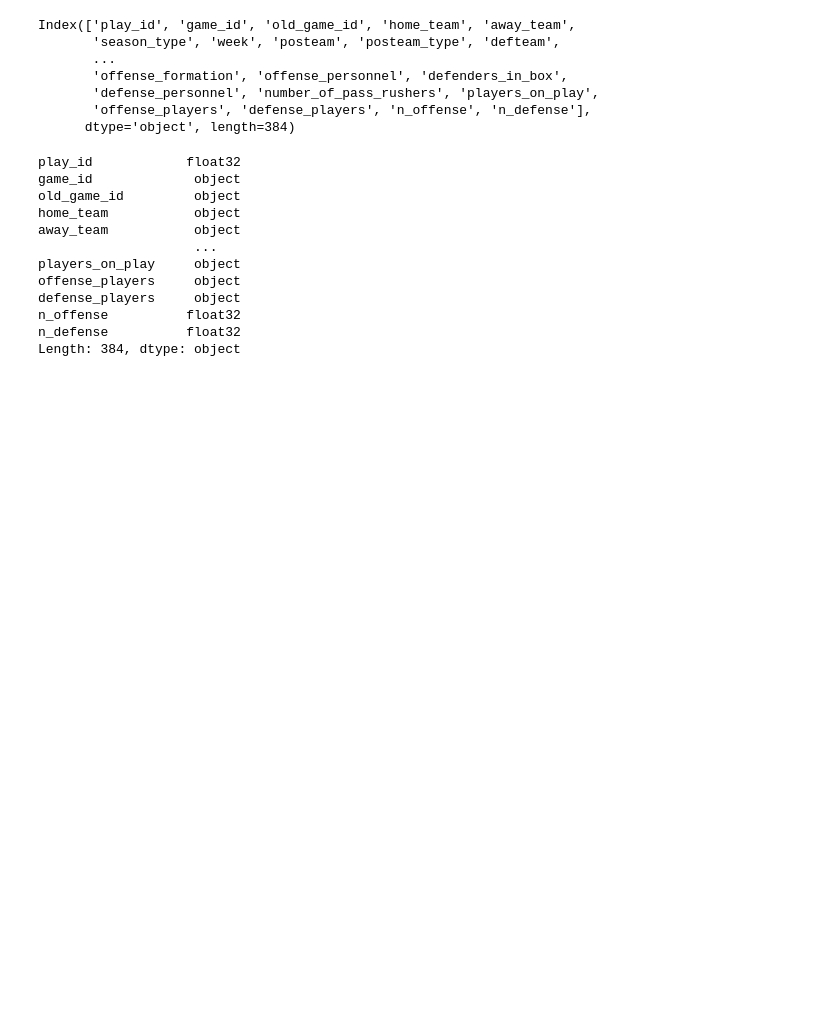
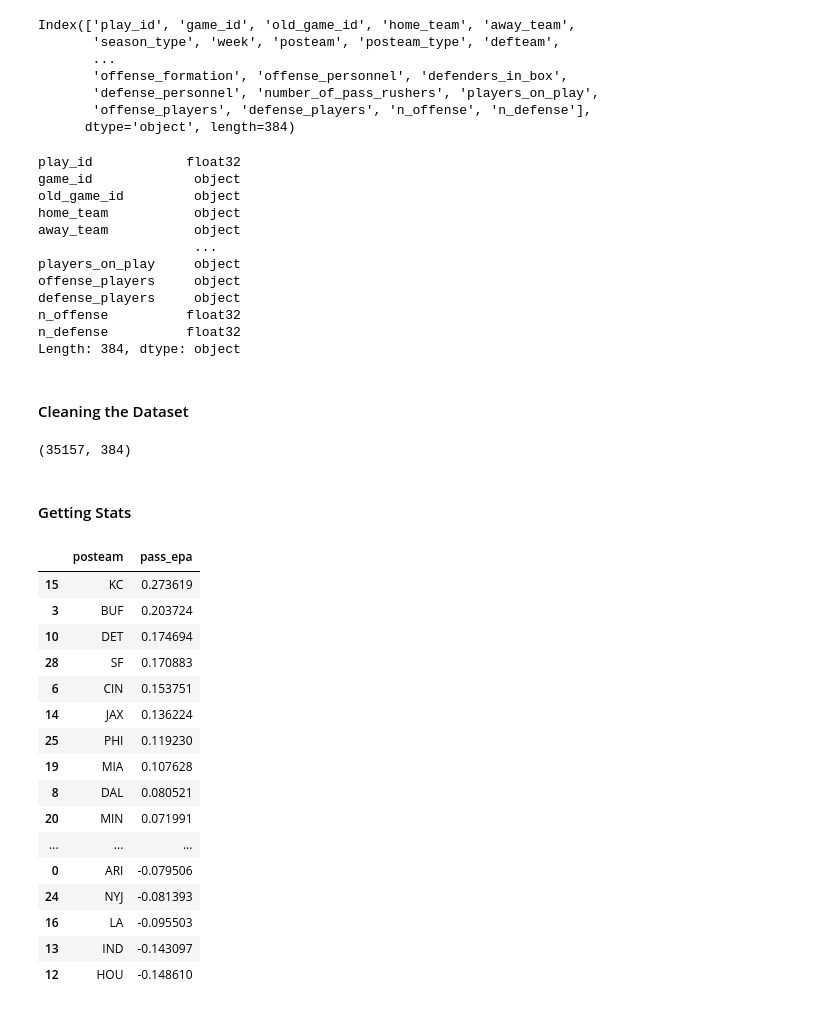
Before and after one commit to tejseth/nfl-tutorials-2022, a Jupyter notebook: nfl_data_py_1.ipynb, the cells around one changed output. Drawn from its saved outputs; the diff is of its cells as text; code cells hidden in the pictures; blank space fills up the shorter version.

```diff
--- a/nfl_data_py_1.ipynb
+++ b/nfl_data_py_1.ipynb
@@ -56,3 +66,34 @@ defense_players     object
 n_offense          float32
 n_defense          float32
 Length: 384, dtype: object
+# %% [markdown]
+#### Cleaning the Dataset
+# %%
+pbp_rp = pbp[(pbp['pass'] == 1) | (pbp['rush'] == 1)]
+pbp_rp = pbp_rp.dropna(subset=['epa', 'posteam', 'defteam'])
+pbp_rp.shape
+# %% [output]
+(35157, 384)
+# %% [markdown]
+#### Getting Stats
+# %%
+pass_epa = pbp_rp[(pbp_rp['pass'] == 1)].groupby('posteam')['epa'].mean().reset_index().rename(columns = {'epa' : 'pass_epa'})
+pass_epa.sort_values('pass_epa', ascending = False)
+# %% [output]
+|  | posteam | pass_epa |
+| 15 | KC | 0.273619 |
+| 3 | BUF | 0.203724 |
+| 10 | DET | 0.174694 |
+| 28 | SF | 0.170883 |
+| 6 | CIN | 0.153751 |
+| 14 | JAX | 0.136224 |
+| 25 | PHI | 0.119230 |
+| 19 | MIA | 0.107628 |
+| 8 | DAL | 0.080521 |
+| 20 | MIN | 0.071991 |
+| ... | ... | ... |
+| 0 | ARI | -0.079506 |
+| 24 | NYJ | -0.081393 |
+| 16 | LA | -0.095503 |
+| 13 | IND | -0.143097 |
+| 12 | HOU | -0.148610 |
```
Also changed, not shown: parts of 13 cells of this notebook.
